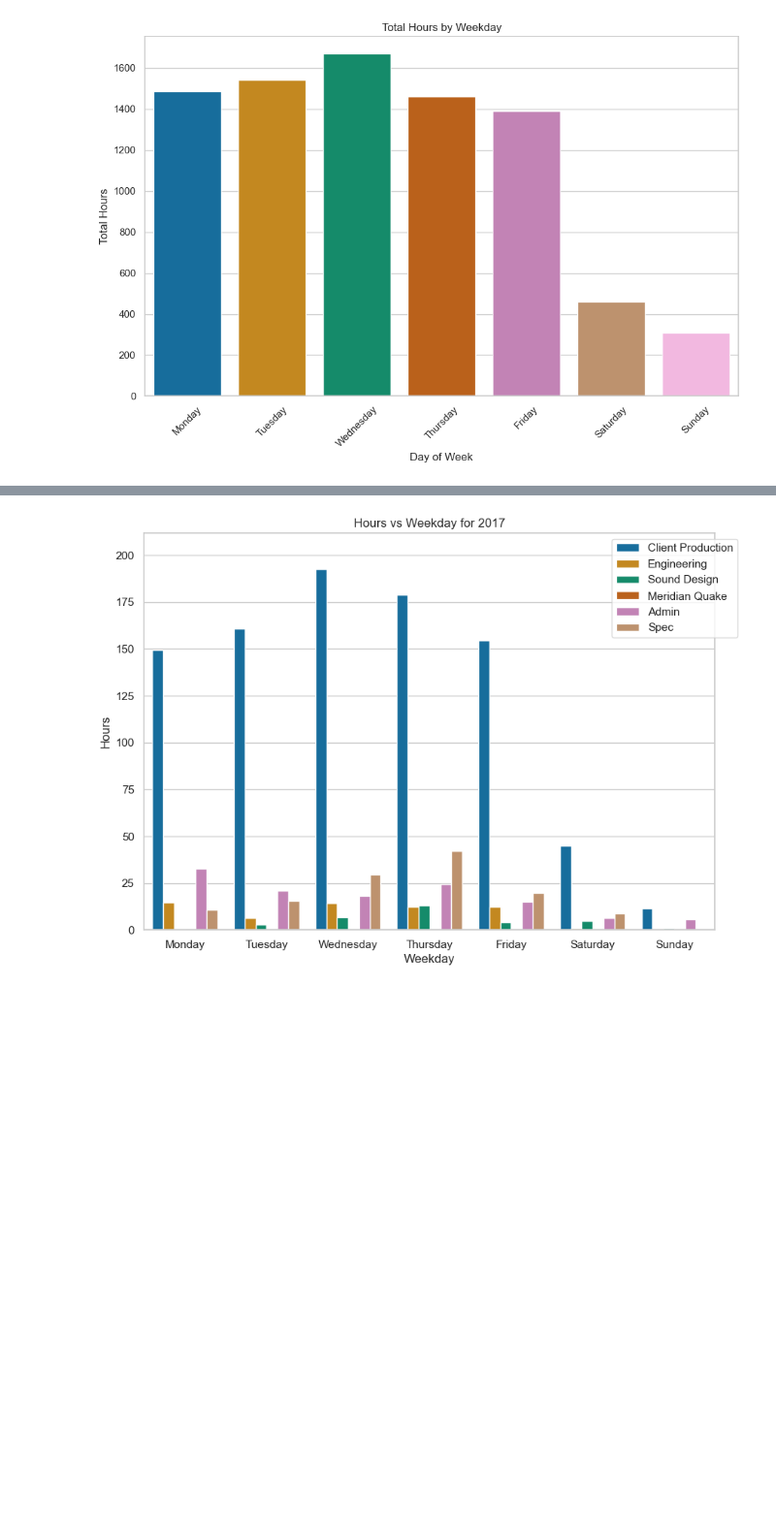
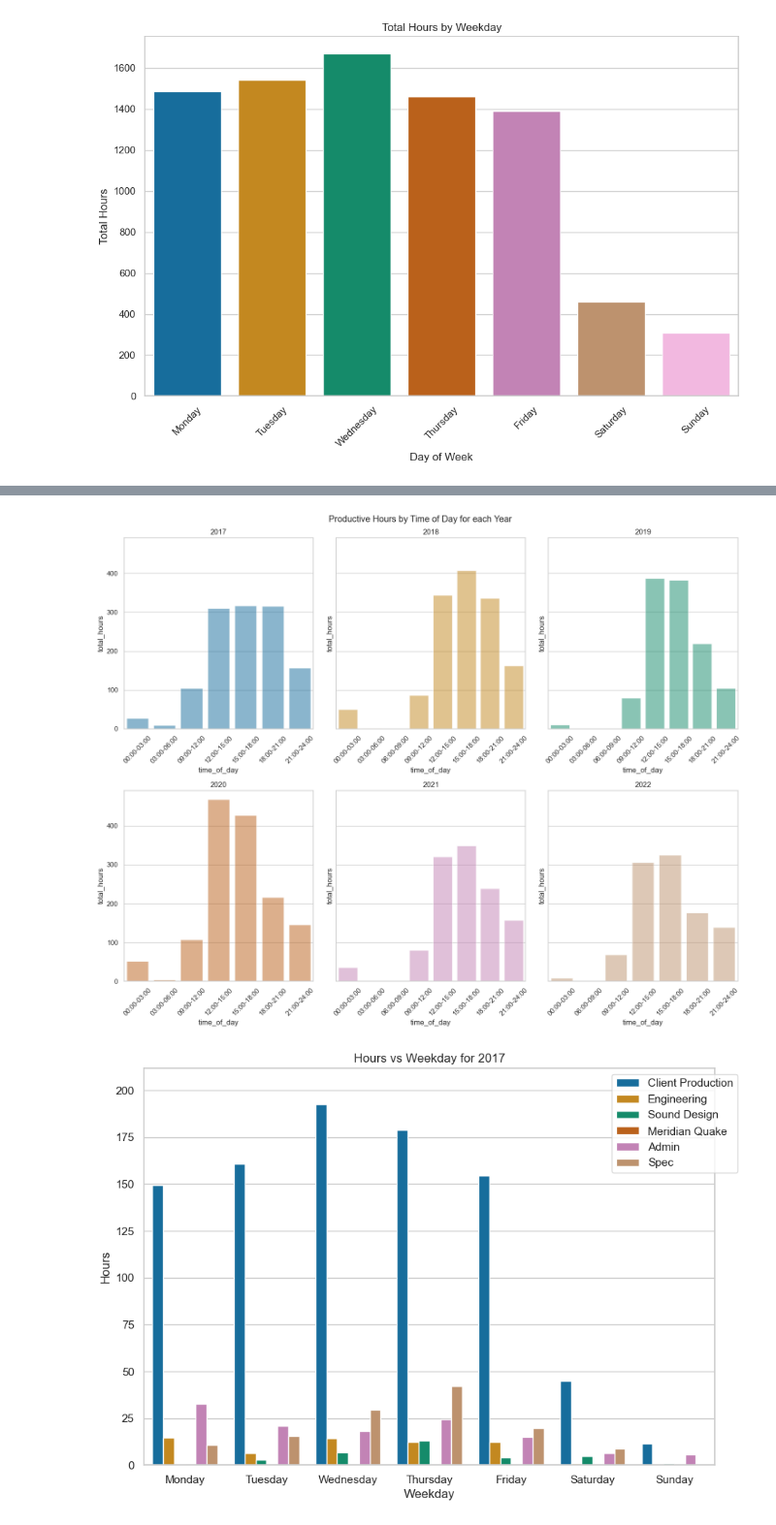
Before and after one commit to awkwardarm/Portfolio-Projects, a Jupyter notebook: Porftolio Project - Time Tracking.ipynb, the cells around one changed output, grey strips where cells are left out. Shown at 97% size. Drawn from its saved outputs; the diff is of its cells as text; code cells hidden in the pictures; blank space fills up the shorter version.

```diff
--- a/Porftolio Project - Time Tracking.ipynb
+++ b/Porftolio Project - Time Tracking.ipynb
@@ -170,3 +224,85 @@ plt.show()
+# %%
+# How has my productivity by time of day changed over the years?
+
+# get number of subplots
+number_of_subplots = len(years_list)
+
+# set the number of rows for the subplot
+if number_of_subplots <= 4:
+    rows = 1
+elif number_of_subplots <= 8:
+    rows = 2
+elif number_of_subplots <= 12:
+    rows = 3
+else:
+    print('Too many categories.')
+
+# determine max number of columns
+columns = math.ceil(number_of_subplots/rows)
+
+# set subplot and palette indices for use in loop
+subplot_index = 1
+palette_index = 0
+
+# create color palette
+palette_list = sns.color_palette('colorblind', len(years_list))
+
+# create subplots by iterating through 'categories_list'
+fig, ax = plt.subplots(rows, columns, figsize=(15,12), sharey=True)
+
+for year in years_list:
+
+    # filter dataframe by category
+    query_data = time_tracking[time_tracking['year'] == year]
+
+    # perform query
+    query = '''
+    SELECT
+        CASE
+            WHEN CAST(strftime('%H', datetime) AS INTEGER) >= 0 AND CAST(strftime('%H', datetime) AS INTEGER) < 3 THEN '00:00-03:00'
+            WHEN CAST(strftime('%H', datetime) AS INTEGER) >= 3 AND CAST(strftime('%H', datetime) AS INTEGER) < 6 THEN '03:00-06:00'
+            WHEN CAST(strftime('%H', datetime) AS INTEGER) >= 6 AND CAST(strftime('%H', datetime) AS INTEGER) < 9 THEN '06:00-09:00'
+            WHEN CAST(strftime('%H', datetime) AS INTEGER) >= 9 AND CAST(strftime('%H', datetime) AS INTEGER) < 12 THEN '09:00-12:00'
+            WHEN CAST(strftime('%H', datetime) AS INTEGER) >= 12 AND CAST(strftime('%H', datetime) AS INTEGER) < 15 THEN '12:00-15:00'
+            WHEN CAST(strftime('%H', datetime) AS INTEGER) >= 15 AND CAST(strftime('%H', datetime) AS INTEGER) < 18 THEN '15:00-18:00'
+            WHEN CAST(strftime('%H', datetime) AS INTEGER) >= 18 AND CAST(strftime('%H', datetime) AS INTEGER) < 21 THEN '18:00-21:00'
+            WHEN CAST(strftime('%H', datetime) AS INTEGER) >= 21 AND CAST(strftime('%H', datetime) AS INTEGER) <= 23 THEN '21:00-24:00'
+        END AS time_of_day,
+        SUM(hours) as total_hours
+    FROM query_data
+    GROUP BY 1
+    ORDER BY
+        CASE
+            WHEN time_of_day = '0-3' THEN 1
+            WHEN time_of_day = '3-6' THEN 2
+            WHEN time_of_day = '6-9' THEN 3
+            WHEN time_of_day = '9-12' THEN 4
+            WHEN time_of_day = '12-15' THEN 5
+            WHEN time_of_day = '15-18' THEN 6
+            WHEN time_of_day = '18-21' THEN 7
+            WHEN time_of_day = '21-24' THEN 8
+        END ASC;
+    '''
+    # create dataframe from query
+    plot_data = psql.sqldf(query, locals())
+
+    # plot subplot
+    plt.subplot(rows, columns, subplot_index)
+    ax = sns.barplot(x = plot_data.iloc[:,0], y = plot_data.iloc[:,1], data = plot_data, color= palette_list[palette_index], alpha = 0.5)
+    plt.title(year)
+    plt.xticks(rotation=45)
+
+    # advance plot indices
+    subplot_index += 1
+    palette_index += 1
+
+# title and save overall figure
+fig.suptitle('Productive Hours by Time of Day for each Year')
+plt.tight_layout()
+plt.savefig(os.path.join('Visualizations', 'Productive Hours by Time of Day for each Year'))
+plt.show()
+# %% [output]
+[figure, added]
 # %%
 # Create writer and meta data
 metadata = dict(title='movie', artist ='Matthew Tryba')
```
Also changed, not shown: parts of 3 cells of this notebook, 4 other files.
